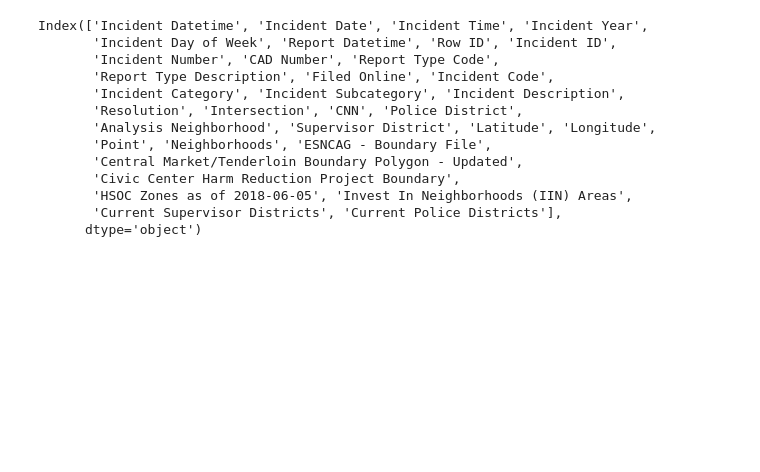
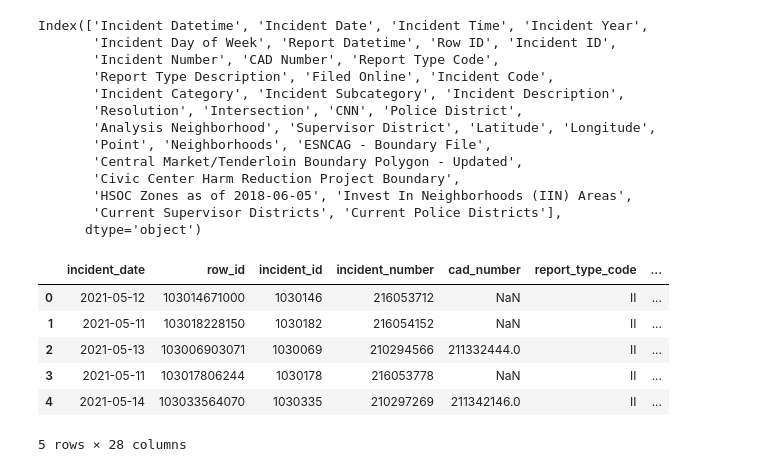
Before and after one commit to alanhlee/crimestatsproj, a Jupyter notebook: San_Francisco_Data/San_Francisco_Cleaning.ipynb, the cells around one changed output. Cells and saved outputs as stored; diff of their text form; code cells hidden in the pictures; blank space fills up the shorter version.

```diff
--- a/San_Francisco_Data/San_Francisco_Cleaning.ipynb
+++ b/San_Francisco_Data/San_Francisco_Cleaning.ipynb
@@ -38,3 +38,13 @@ sf = sf[sf['incident_date'] >= '2020-10-05']
 # %%
 # reset index
 sf.reset_index(drop=True, inplace=True)
+# %%
+sf.head()
+# %% [output]
+|  | incident_date | row_id | incident_id | incident_number | cad_number | report_type_code | ... |
+| 0 | 2021-05-12 | 103014671000 | 1030146 | 216053712 | NaN | II | ... |
+| 1 | 2021-05-11 | 103018228150 | 1030182 | 216054152 | NaN | II | ... |
+| 2 | 2021-05-13 | 103006903071 | 1030069 | 210294566 | 211332444.0 | II | ... |
+| 3 | 2021-05-11 | 103017806244 | 1030178 | 216053778 | NaN | II | ... |
+| 4 | 2021-05-14 | 103033564070 | 1030335 | 210297269 | 211342146.0 | II | ... |
+5 rows × 28 columns
```
Also changed, not shown: parts of 6 cells of this notebook, 4 other files.
